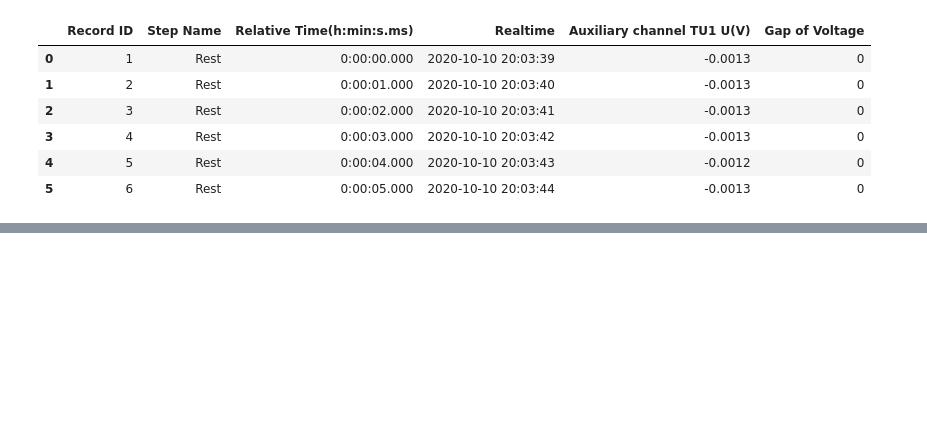
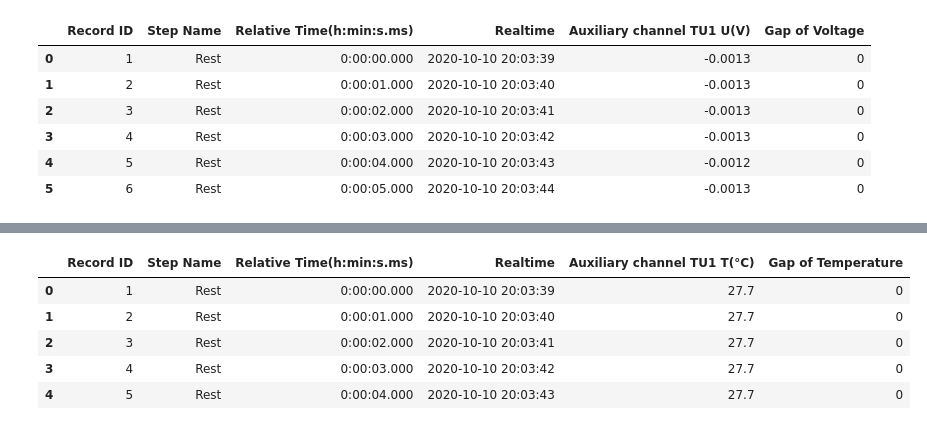
Before and after one commit to 121ananya/Numan_task, a Jupyter notebook: numan.ipynb, the cells around one changed output, grey strips where cells are left out. Drawn from its saved outputs; the diff is of its cells as text; code cells hidden in the pictures; blank space fills up the shorter version.

```diff
--- a/numan.ipynb
+++ b/numan.ipynb
@@ -113,0 +123,9 @@ temp7=pd.read_excel(r'C:\Users\sinha\Desktop\data_1.xlsx',sheet_name='DetailTemp
+# %%
+temp1[:5]
+# %% [output]
+|  | Record ID | Step Name | Relative Time(h:min:s.ms) | Realtime | Auxiliary channel TU1 T(°C) | Gap of Temperature |
+| 0 | 1 | Rest | 0:00:00.000 | 2020-10-10 20:03:39 | 27.7 | 0 |
+| 1 | 2 | Rest | 0:00:01.000 | 2020-10-10 20:03:40 | 27.7 | 0 |
+| 2 | 3 | Rest | 0:00:02.000 | 2020-10-10 20:03:41 | 27.7 | 0 |
+| 3 | 4 | Rest | 0:00:03.000 | 2020-10-10 20:03:42 | 27.7 | 0 |
+| 4 | 5 | Rest | 0:00:04.000 | 2020-10-10 20:03:43 | 27.7 | 0 |
```
Also changed, not shown: parts of 15 cells of this notebook.
